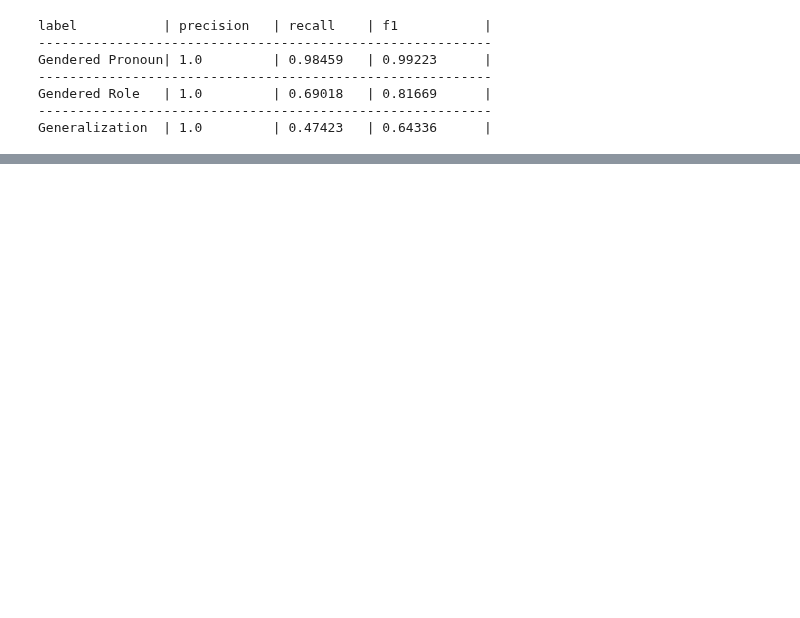
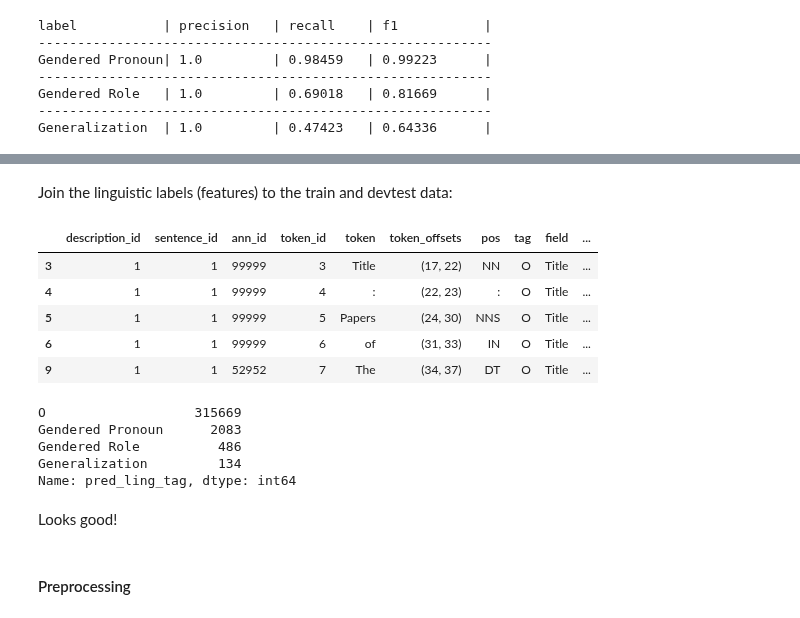
Before and after one commit to thegoose20/gender-bias, a Jupyter notebook: token_classification/Experiment1.ipynb, the cells around one changed output, grey strips where cells are left out. Drawn from its saved outputs; the diff is of its cells as text; code cells hidden in the pictures; blank space fills up the shorter version.

```diff
--- a/token_classification/Experiment1.ipynb
+++ b/token_classification/Experiment1.ipynb
@@ -94,0 +342,24 @@ Join this data to the model input data:
+# %% [markdown]
+Join the linguistic labels (features) to the train and devtest data:
+# %%
+perso_train = perso_train.join(train_ling_features.set_index("token_id"), on="token_id", how="outer")
+perso_train.head()
+# %% [output]
+|  | description_id | sentence_id | ann_id | token_id | token | token_offsets | pos | tag | field | ... |
+| 3 | 1 | 1 | 99999 | 3 | Title | (17, 22) | NN | O | Title | ... |
+| 4 | 1 | 1 | 99999 | 4 | : | (22, 23) | : | O | Title | ... |
+| 5 | 1 | 1 | 99999 | 5 | Papers | (24, 30) | NNS | O | Title | ... |
+| 6 | 1 | 1 | 99999 | 6 | of | (31, 33) | IN | O | Title | ... |
+| 9 | 1 | 1 | 52952 | 7 | The | (34, 37) | DT | O | Title | ... |
+# %%
+perso_train.pred_ling_tag.value_counts()
+# %% [output]
+O                   315669
+Gendered Pronoun      2083
+Gendered Role          486
+Generalization         134
+Name: pred_ling_tag, dtype: int64
+# %% [markdown]
+Looks good!
+# %% [markdown]
+#### Preprocessing
```
Also changed, not shown: parts of 75 cells of this notebook, 2 other files.
